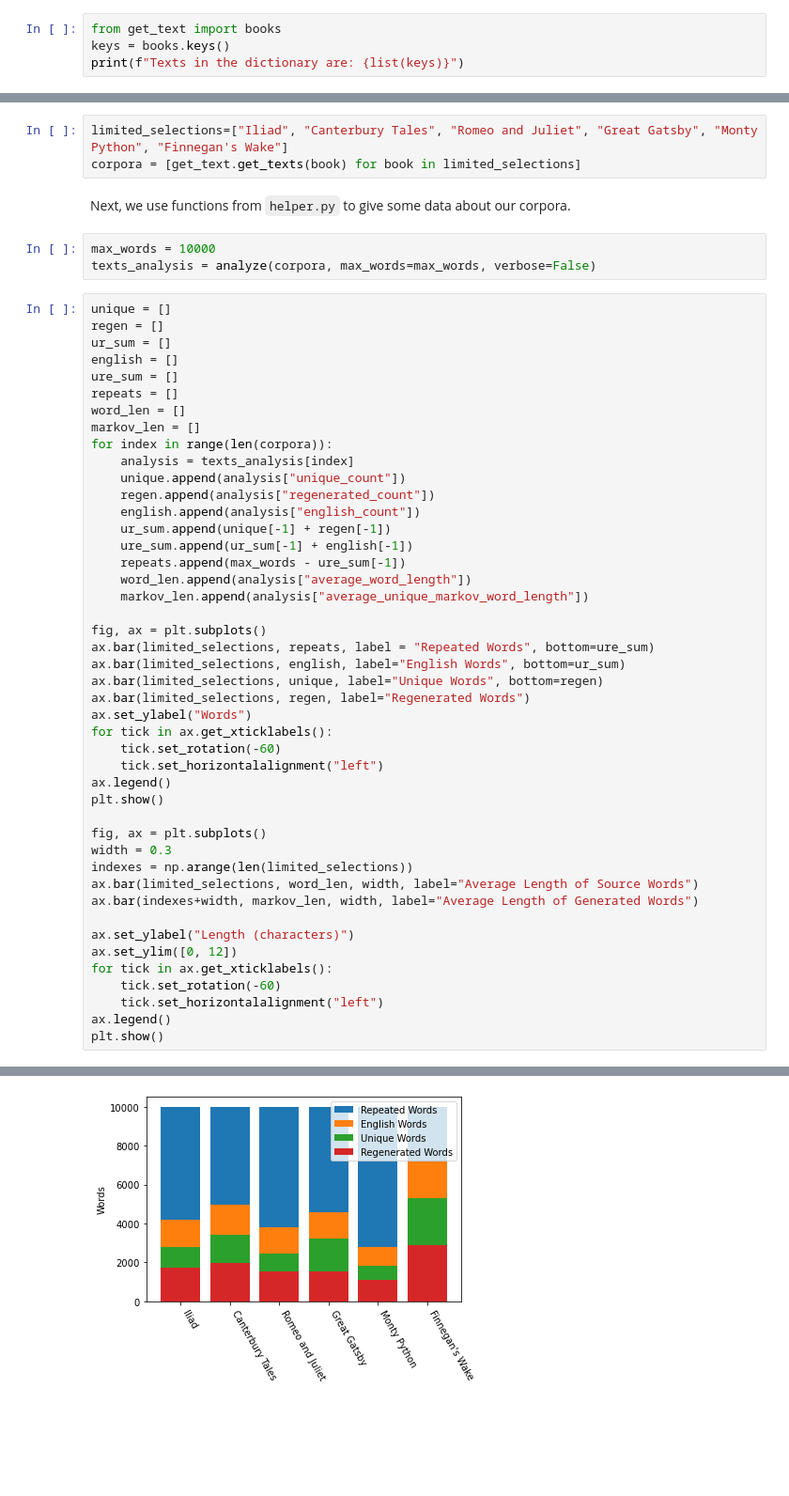
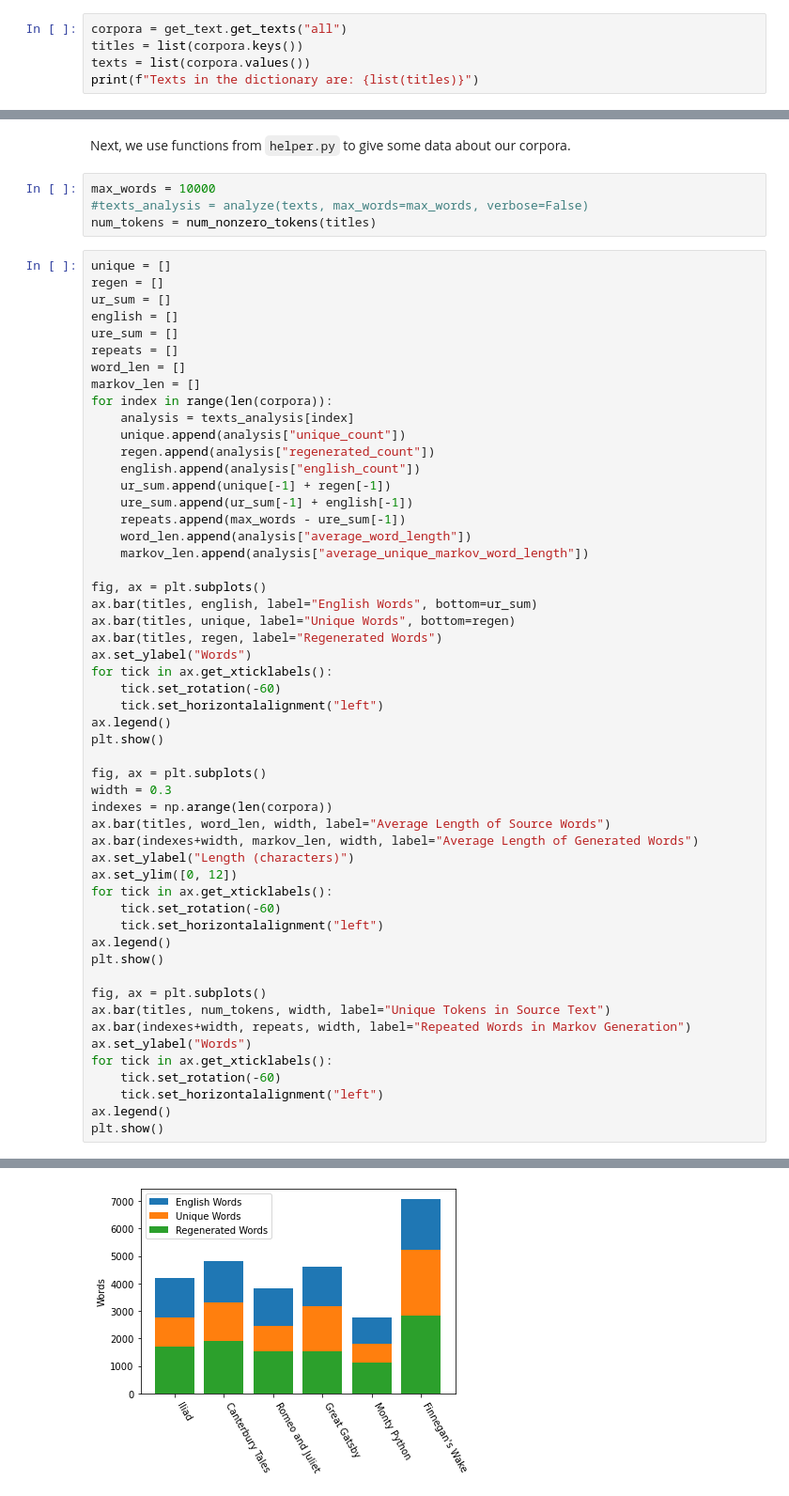
Before and after one commit to benmor20/SoftDesS21MarkovSyllables, a Jupyter notebook: look_at_this_graph.ipynb, the cells around one changed output, grey strips where cells are left out. Shown: that part at 94% size. Cells and saved outputs as stored; diff of their text form; blank space fills up the shorter version.

Commit message:
Unique tokens vs repeated markov graph

```diff
--- a/look_at_this_graph.ipynb
+++ b/look_at_this_graph.ipynb
@@ -20,7 +22,8 @@ True
 # %% [markdown]
 We found a number of selections of texts, including books from Project Gutenberg and, and we created a dictionary of thoese texts in `get_text.py`, which contains helper functions to get those books as strings for analysis.
 # %%
-from get_text import books
-keys = books.keys()
-print(f"Texts in the dictionary are: {list(keys)}")
+corpora = get_text.get_texts("all")
+titles = list(corpora.keys())
+texts = list(corpora.values())
+print(f"Texts in the dictionary are: {list(titles)}")
 # %% [output]
@@ -28,13 +31,11 @@ Texts in the dictionary are: ['Romeo and Juliet', "Finnegan's Wake", 'Great Gats
 # %% [markdown]
 If we want to add a limited selection of texts to our dictionary for analysis, or if we later want to add additional texts to our analysis corpora we can use the function `add_text`.
-# %%
-limited_selections=["Iliad", "Canterbury Tales", "Romeo and Juliet", "Great Gatsby", "Monty Python", "Finnegan's Wake"]
-corpora = [get_text.get_texts(book) for book in limited_selections]
 # %% [markdown]
 Next, we use functions from `helper.py` to give some data about our corpora.
 # %%
 max_words = 10000
-texts_analysis = analyze(corpora, max_words=max_words, verbose=False)
+#texts_analysis = analyze(texts, max_words=max_words, verbose=False)
+num_tokens = num_nonzero_tokens(titles)
 # %%
 unique = []
 regen = []
@@ -56,10 +57,9 @@ for index in range(len(corpora)):
     markov_len.append(analysis["average_unique_markov_word_length"])
 
 fig, ax = plt.subplots()
-ax.bar(limited_selections, repeats, label = "Repeated Words", bottom=ure_sum)
-ax.bar(limited_selections, english, label="English Words", bottom=ur_sum)
-ax.bar(limited_selections, unique, label="Unique Words", bottom=regen)
-ax.bar(limited_selections, regen, label="Regenerated Words")
+ax.bar(titles, english, label="English Words", bottom=ur_sum)
+ax.bar(titles, unique, label="Unique Words", bottom=regen)
+ax.bar(titles, regen, label="Regenerated Words")
 ax.set_ylabel("Words")
 for tick in ax.get_xticklabels():
     tick.set_rotation(-60)
@@ -69,10 +69,9 @@ plt.show()
 
 fig, ax = plt.subplots()
 width = 0.3
-indexes = np.arange(len(limited_selections))
-ax.bar(limited_selections, word_len, width, label="Average Length of Source Words")
+indexes = np.arange(len(corpora))
+ax.bar(titles, word_len, width, label="Average Length of Source Words")
 ax.bar(indexes+width, markov_len, width, label="Average Length of Generated Words")
-
 ax.set_ylabel("Length (characters)")
 ax.set_ylim([0, 12])
 for tick in ax.get_xticklabels():
@@ -80,4 +79,14 @@ for tick in ax.get_xticklabels():
     tick.set_horizontalalignment("left")
 ax.legend()
 plt.show()
+
+fig, ax = plt.subplots()
+ax.bar(titles, num_tokens, width, label="Unique Tokens in Source Text")
+ax.bar(indexes+width, repeats, width, label="Repeated Words in Markov Generation")
+ax.set_ylabel("Words")
+for tick in ax.get_xticklabels():
+    tick.set_rotation(-60)
+    tick.set_horizontalalignment("left")
+ax.legend()
+plt.show()
 # %% [output]
@@ -101,2 +93,2 @@ Of the new words, 1894 are actual words
-[figure, old version]
+[figure, new version]
 [figure]
```
Also changed, not shown: parts of 4 cells of this notebook, 3 other files.
